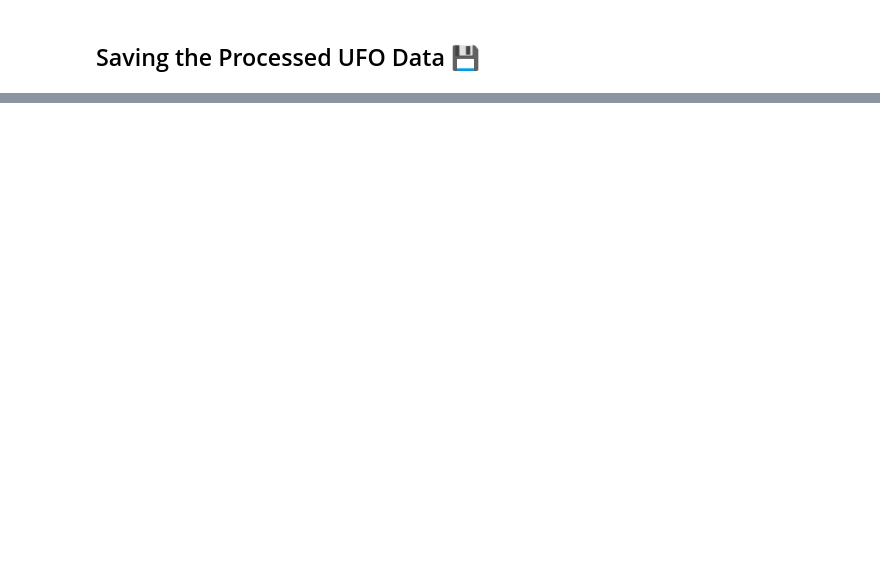
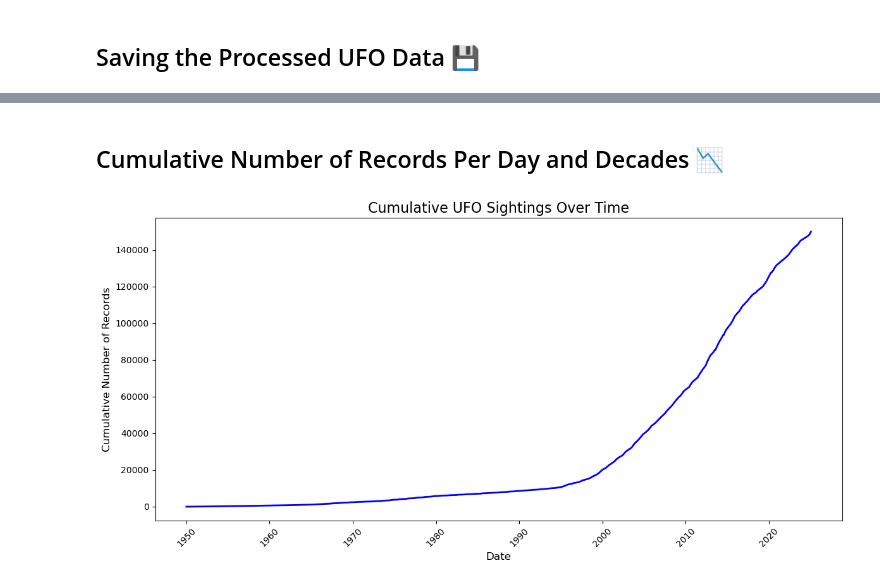
Before and after one commit to leovsferreira/ufo-conspiracy, a Jupyter notebook: notebooks/preprocess_ufo_data.ipynb, the cells around one changed output, grey strips where cells are left out. Cells and saved outputs as stored; diff of their text form; code cells hidden in the pictures; blank space fills up the shorter version.

```diff
--- a/notebooks/preprocess_ufo_data.ipynb
+++ b/notebooks/preprocess_ufo_data.ipynb
@@ -160,0 +289,25 @@ print(ufo_df.shape)
+# %% [markdown]
+## Cumulative Number of Records Per Day and Decades 📉
+# %%
+# Create a new column with only the date part (dropping the time)
+ufo_df['date'] = ufo_df['datetime'].dt.date
+
+# Group by the 'date' and count the number of records per day
+daily_counts = ufo_df.groupby('date').size().reset_index(name='count')
+# Sort by date to ensure proper time series order
+daily_counts = daily_counts.sort_values('date')
+# Calculate the cumulative count
+daily_counts['cumulative'] = daily_counts['count'].cumsum()
+
+# Plot the cumulative time series
+fig, ax = plt.subplots(figsize=(12, 6))
+ax.plot(daily_counts['date'], daily_counts['cumulative'], color='blue', linewidth=2)
+ax.set_title("Cumulative UFO Sightings Over Time", fontsize=16)
+ax.set_xlabel("Date", fontsize=12)
+ax.set_ylabel("Cumulative Number of Records", fontsize=12)
+# Rotate date labels for clarity
+plt.xticks(rotation=45)
+plt.tight_layout()
+plt.show()
+# %% [output]
+[figure, added]
```
Also changed, not shown: parts of 12 cells of this notebook.
